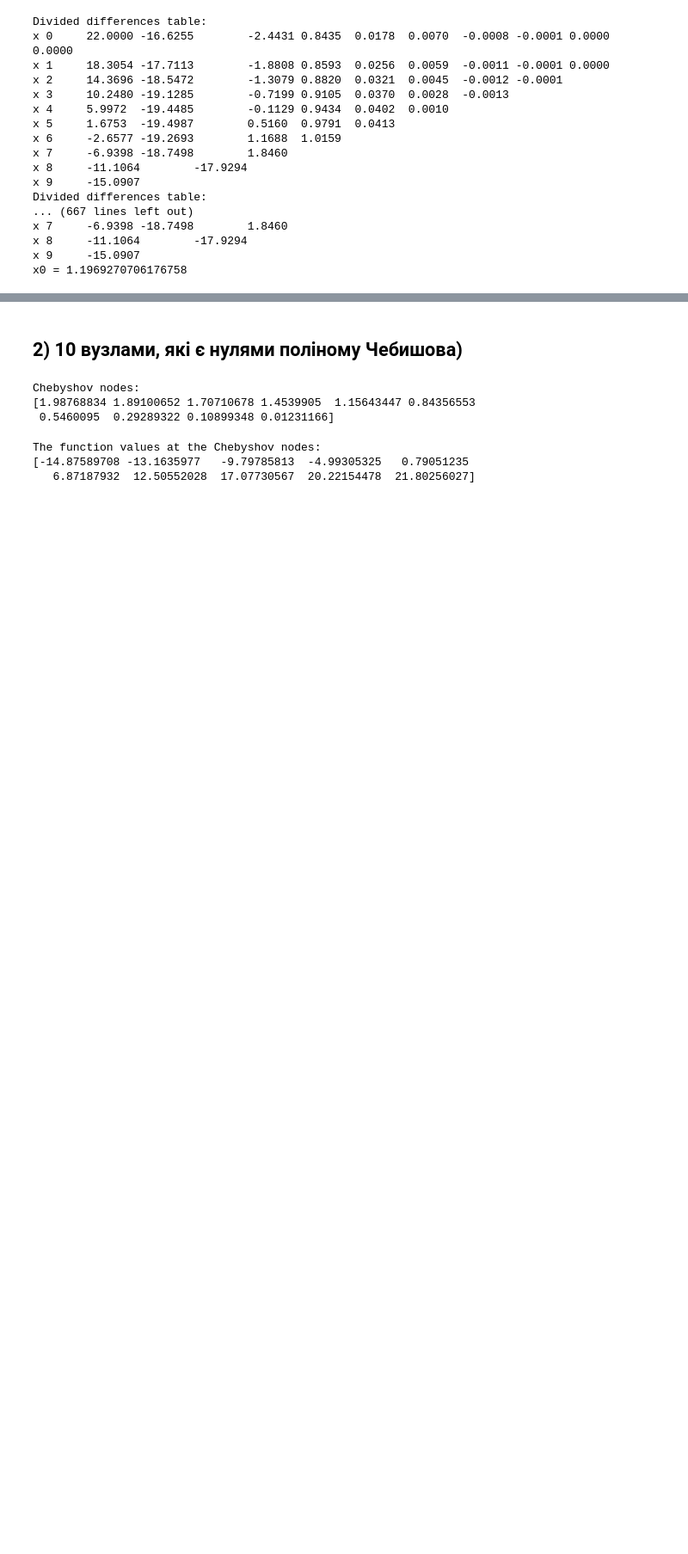
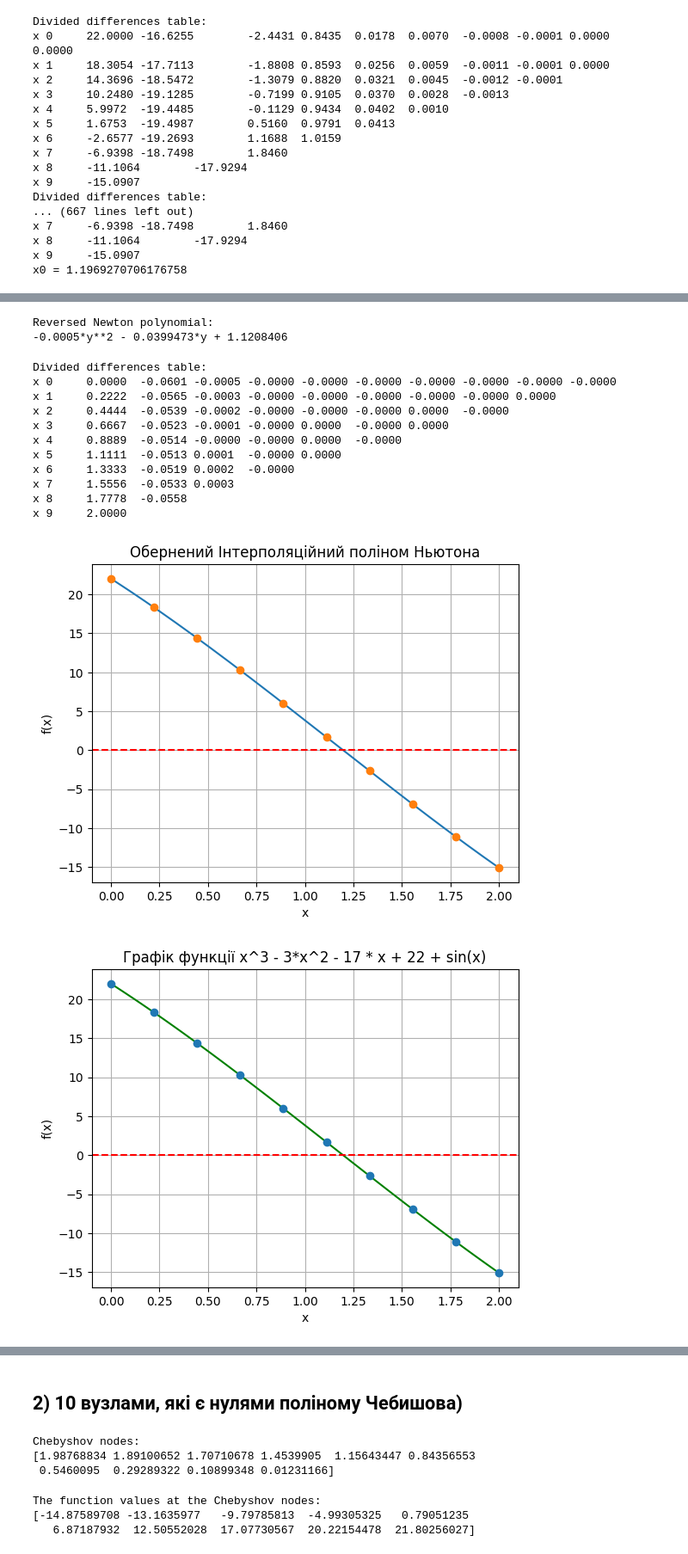
Before and after one commit to kshchuk/uni, a Jupyter notebook: 5-sem/numerical-analysis/lab-4/lab-4-interpolation.ipynb, the cells around one changed output, grey strips where cells are left out. Shown: that part at 86% size. Drawn from its saved outputs; the diff is of its cells as text; code cells hidden in the pictures; blank space fills up the shorter version.

```diff
--- a/5-sem/numerical-analysis/lab-4/lab-4-interpolation.ipynb
+++ b/5-sem/numerical-analysis/lab-4/lab-4-interpolation.ipynb
@@ -242 +286,54 @@ x0 = 1.1969270706176758
+# %%
+reversed_divided_difference_table = divided_differences(y_nodes, x_nodes)
+
+# get the Newton polynomial
+p_reversed = Polynomial(y_nodes, reversed_divided_difference_table, var='y')
+
+print("Reversed Newton polynomial:")
+print(p_reversed)
+# %% [output]
+Reversed Newton polynomial:
+-0.0005*y**2 - 0.0399473*y + 1.1208406
+# %%
+# plot the Newton polynomial
+y = np.linspace(-15, 22, 1000)
+x = p_reverse(y)
+plt.plot(x, y)
+
+# plot the interpolation nodes
+plt.plot(x_nodes, y_nodes, 'o')
+plt.axhline(0, color='red', linestyle='--')
+plt.xlabel('x')
+
+plt.ylabel('f(x)')
+
+plt.title('Обернений Iнтерполяційний поліном Ньютона')
+plt.grid(True)
+plt.show()
+
+# plot the function
+x = np.linspace(0, 2, 100)
+y = f_x(x)
+plt.plot(x, y, color='green')
+plt.plot(x_nodes, y_nodes, 'o')
+plt.xlabel('x')
+plt.ylabel('f(x)')
+plt.axhline(0, color='red', linestyle='--')
+plt.title('Графік функції ' + function)
+plt.grid(True)
+plt.show()
+# %% [output]
+Divided differences table:
+x 0     0.0000  -0.0601 -0.0005 -0.0000 -0.0000 -0.0000 -0.0000 -0.0000 -0.0000 -0.0000
+x 1     0.2222  -0.0565 -0.0003 -0.0000 -0.0000 -0.0000 -0.0000 -0.0000 0.0000
+x 2     0.4444  -0.0539 -0.0002 -0.0000 -0.0000 -0.0000 0.0000  -0.0000
+x 3     0.6667  -0.0523 -0.0001 -0.0000 0.0000  -0.0000 0.0000
+x 4     0.8889  -0.0514 -0.0000 -0.0000 0.0000  -0.0000
+x 5     1.1111  -0.0513 0.0001  -0.0000 0.0000
+x 6     1.3333  -0.0519 0.0002  -0.0000
+x 7     1.5556  -0.0533 0.0003
+x 8     1.7778  -0.0558
+x 9     2.0000
+[figure, added]
+[figure, added]
 # %%
```
Also changed, not shown: parts of 13 cells of this notebook.
